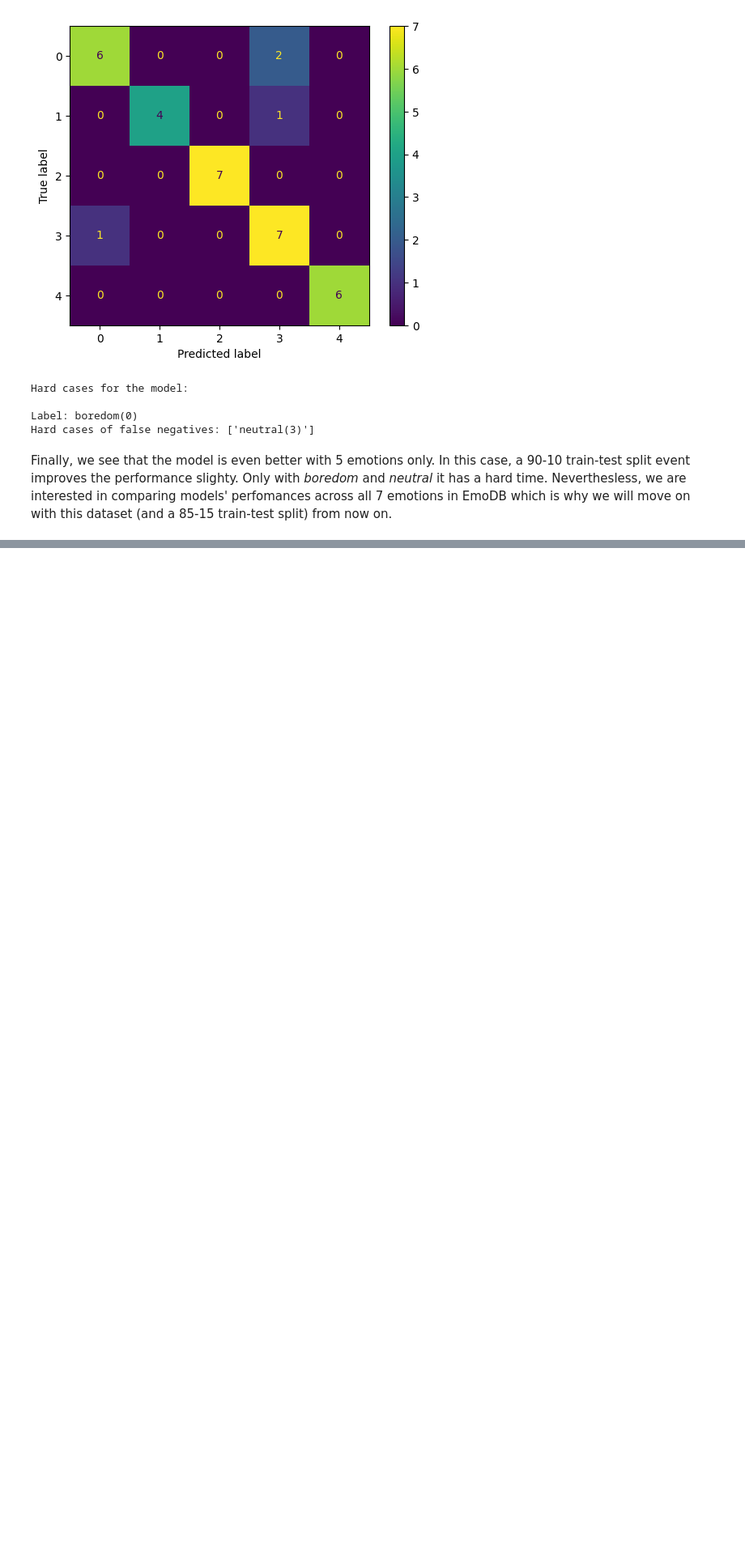
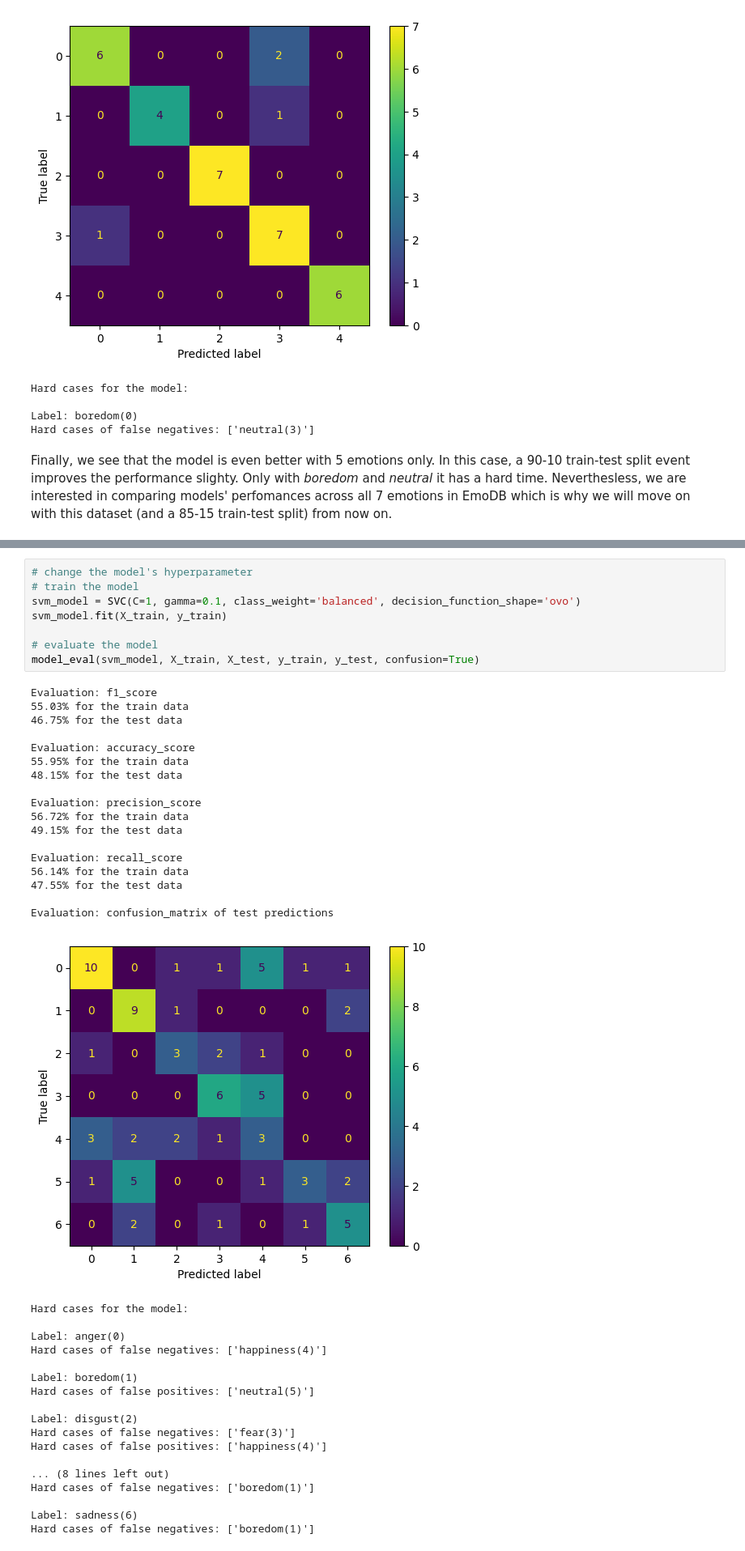
Before and after one commit to kimlindner/automatic_speech_emotion_recognition, a Jupyter notebook: notebooks/BaselineModels_TraditionalML.ipynb, the cells around one changed output, grey strips where cells are left out. Shown at 81% size. Cells and saved outputs as stored; diff of their text form; blank space fills up the shorter version.

```diff
--- a/notebooks/BaselineModels_TraditionalML.ipynb
+++ b/notebooks/BaselineModels_TraditionalML.ipynb
@@ -511,0 +631,44 @@ Finally, we see that the model is even better with 5 emotions only. In this case
+# %%
+# change the model's hyperparameter
+# train the model
+svm_model = SVC(C=1, gamma=0.1, class_weight='balanced', decision_function_shape='ovo')
+svm_model.fit(X_train, y_train)
+
+# evaluate the model
+model_eval(svm_model, X_train, X_test, y_train, y_test, confusion=True)
+# %% [output]
+Evaluation: f1_score
+55.03% for the train data
+46.75% for the test data
+
+Evaluation: accuracy_score
+55.95% for the train data
+48.15% for the test data
+
+Evaluation: precision_score
+56.72% for the train data
+49.15% for the test data
+
+Evaluation: recall_score
+56.14% for the train data
+47.55% for the test data
+
+Evaluation: confusion_matrix of test predictions
+[figure, added]
+Hard cases for the model:
+
+Label: anger(0)
+Hard cases of false negatives: ['happiness(4)']
+
+Label: boredom(1)
+Hard cases of false positives: ['neutral(5)']
+
+Label: disgust(2)
+Hard cases of false negatives: ['fear(3)']
+Hard cases of false positives: ['happiness(4)']
+
+... (8 lines left out)
+Hard cases of false negatives: ['boredom(1)']
+
+Label: sadness(6)
+Hard cases of false negatives: ['boredom(1)']
```
Also changed, not shown: parts of 31 cells of this notebook, 3 other files.
